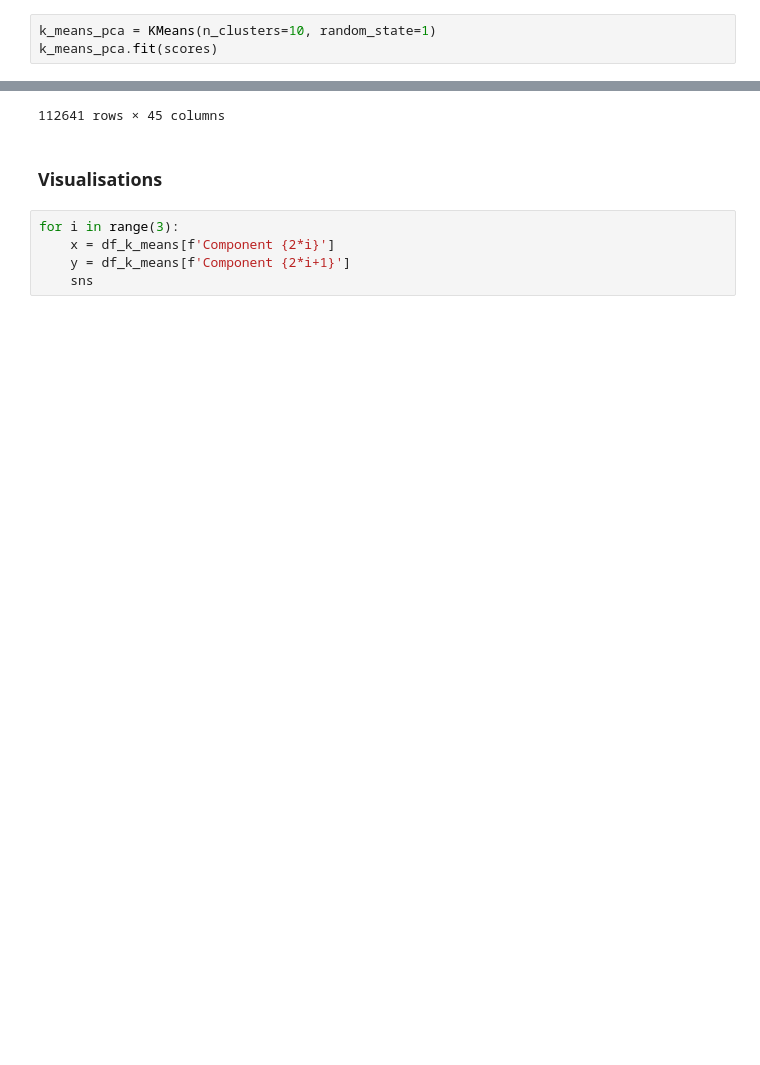
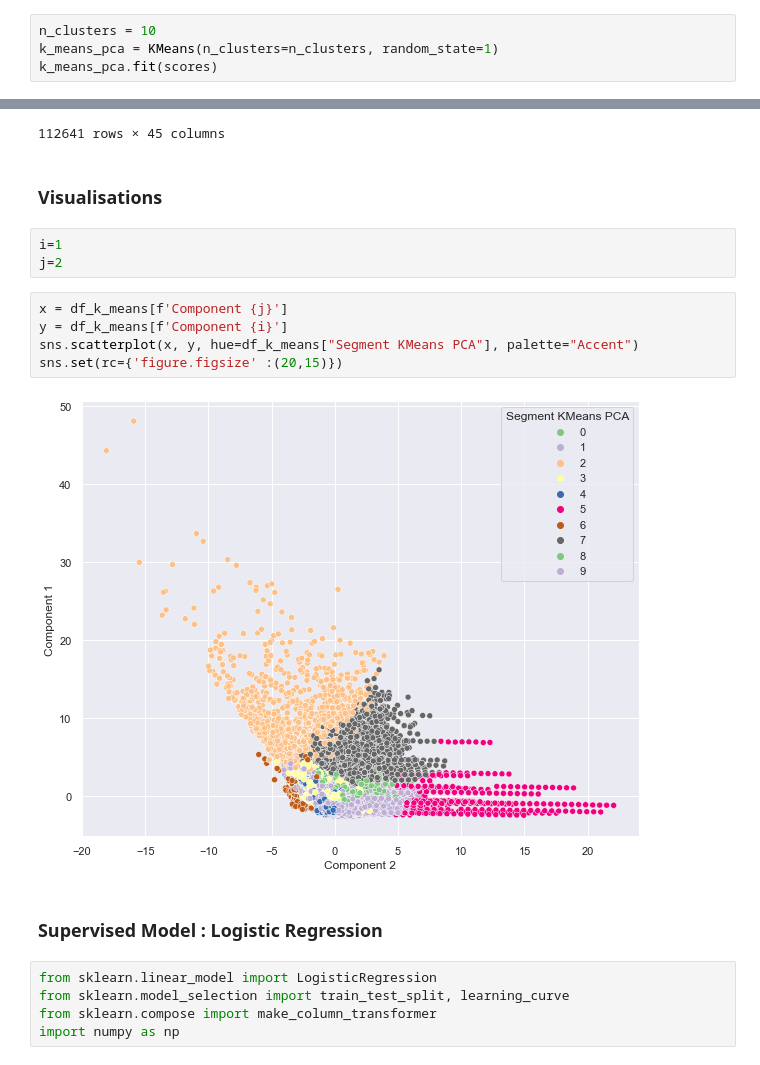
Before and after one commit to RudyBourez/Machine_Learning, a Jupyter notebook: Olist_projet/modélisation.ipynb, the cells around one changed output, grey strips where cells are left out. Cells and saved outputs as stored; diff of their text form; blank space fills up the shorter version.

```diff
--- a/Olist_projet/modélisation.ipynb
+++ b/Olist_projet/modélisation.ipynb
@@ -73,7 +85,8 @@ plt.plot(x, y)
 [<matplotlib.lines.Line2D at 0x...>]
 [figure]
 # %%
-k_means_pca = KMeans(n_clusters=10, random_state=1)
+n_clusters = 10
+k_means_pca = KMeans(n_clusters=n_clusters, random_state=1)
 k_means_pca.fit(scores)
 # %% [output]
 KMeans(n_clusters=10, random_state=1)
@@ -103,8 +116,20 @@ df_k_means
 112641 rows × 45 columns
 # %% [markdown]
 ### Visualisations
-# %%
-for i in range(3):
-    x = df_k_means[f'Component {2*i}']
-    y = df_k_means[f'Component {2*i+1}']
-    sns
+# %%
+i=1
+j=2
+# %%
+x = df_k_means[f'Component {j}']
+y = df_k_means[f'Component {i}']
+sns.scatterplot(x, y, hue=df_k_means["Segment KMeans PCA"], palette="Accent")
+sns.set(rc={'figure.figsize' :(20,15)})
+# %% [output]
+[figure, added]
+# %% [markdown]
+### Supervised Model : Logistic Regression
+# %%
+from sklearn.linear_model import LogisticRegression
+from sklearn.model_selection import train_test_split, learning_curve
+from sklearn.compose import make_column_transformer
+import numpy as np
```
Also changed, not shown: parts of 14 cells of this notebook.
